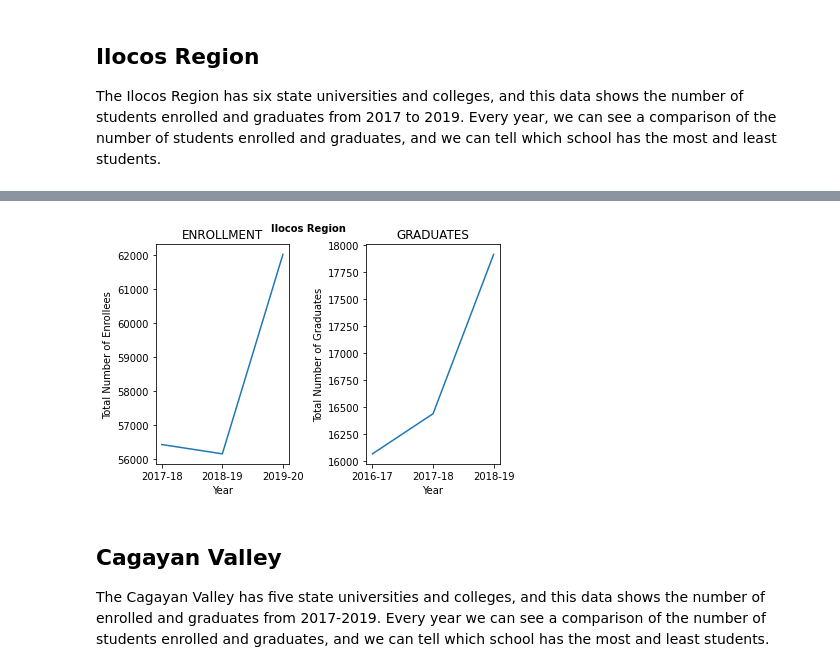
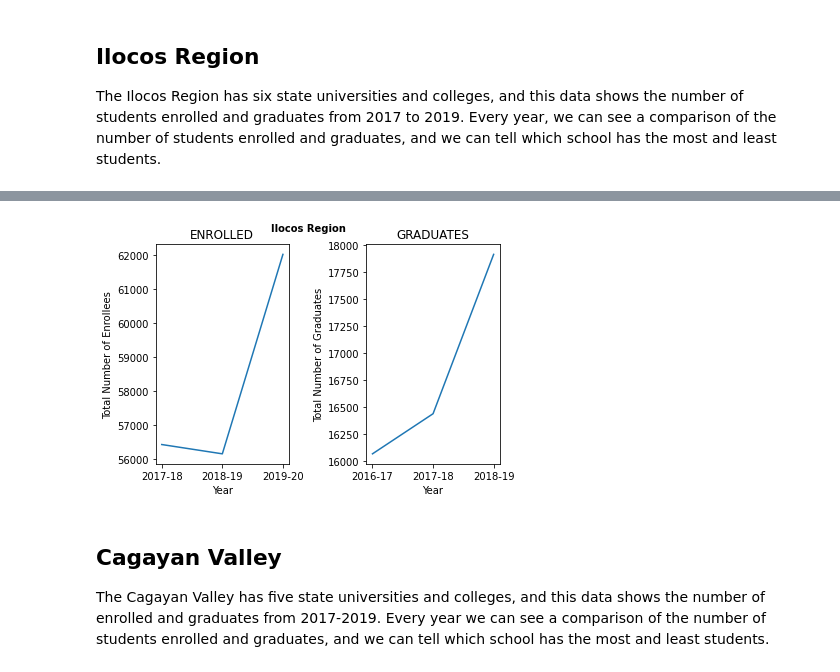
Before and after one commit to GlennBSIT3205/IT-BA-3205_Coalesce, a Jupyter notebook: Education in the Philippines Visualization.ipynb, the cells around one changed output, grey strips where cells are left out. Saved outputs shown, nothing was run; the diff lists cells and outputs as text; code cells hidden in the pictures.

```diff
--- a/Education in the Philippines Visualization.ipynb
+++ b/Education in the Philippines Visualization.ipynb
@@ -137,27 +137,27 @@ display(df.iloc[0:8])
 # %%
 import matplotlib.pyplot as plt
 import numpy as np
 #plot 1:
 x = np.array(["2017-18", "2018-19", "2019-20"])
 y = np.array([56437, 56164	,62021 ])
 plt.subplot(1, 2, 1)
 plt.plot(x,y)
 plt.xlabel("Year")
 plt.ylabel("Total Number of Enrollees")
-plt.title("ENROLLMENT")
+plt.title("ENROLLED")
 #plot 2:
 x= np.array(["2016-17", "2017-18", "2018-19"])
 y = np.array([16070	, 16441 , 17915])
 plt.subplot(1, 2, 2)
 plt.plot(x,y)
 plt.xlabel("Year")
 plt.ylabel("Total Number of Graduates")
 plt.title("GRADUATES")
 plt.suptitle("Ilocos Region", fontsize =10,fontweight ='bold')
 plt.tight_layout()
 plt.show()
 # %% [output]
-[figure, old version]
+[figure, new version]
 # %% [markdown]
 ## **Cagayan Valley**
 The Cagayan Valley has five state universities and colleges, and this data shows the number of enrolled and graduates from 2017-2019. Every year we can see a comparison of the number of students enrolled and graduates, and we can tell which school has the most and least students.
```
Also changed, not shown: parts of 19 cells of this notebook.
